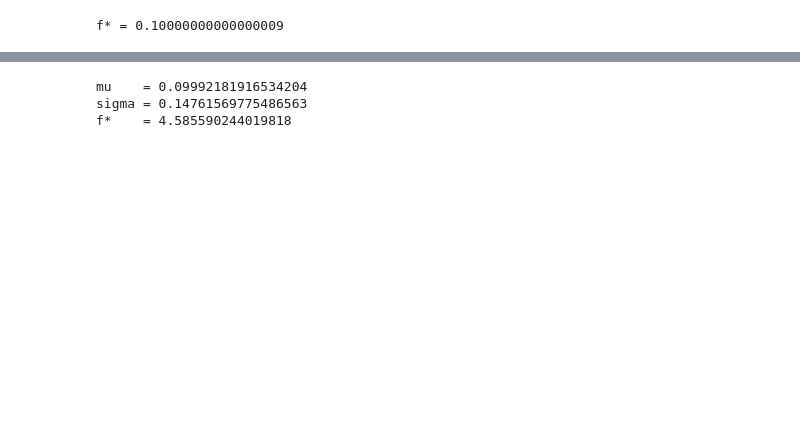
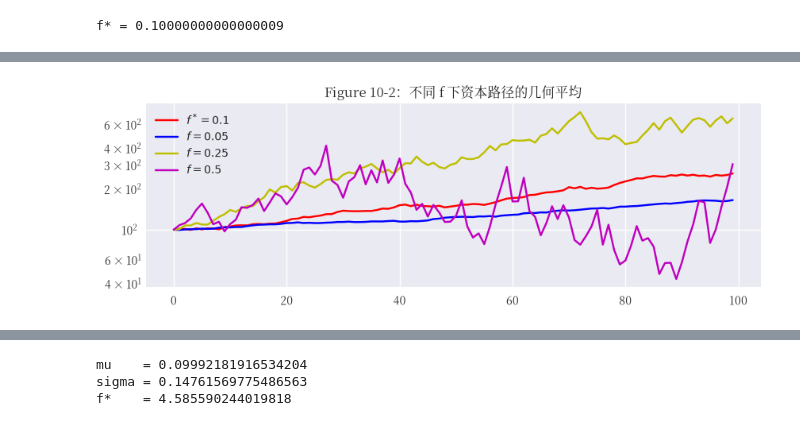
Before and after one commit to zhaojinting2020/quant-trading-learning-path, a Jupyter notebook: attachments/Python-算法交易学习笔记-Cpv4djLFwoWd2CxiXgsc4laSn2f/code/Capital_Management_Kelly.ipynb, the cells around one changed output, grey strips where cells are left out. Drawn from its saved outputs; the diff is of its cells as text; code cells hidden in the pictures; blank space fills up the shorter version.

```diff
--- a/attachments/Python-算法交易学习笔记-Cpv4djLFwoWd2CxiXgsc4laSn2f/code/Capital_Management_Kelly.ipynb
+++ b/attachments/Python-算法交易学习笔记-Cpv4djLFwoWd2CxiXgsc4laSn2f/code/Capital_Management_Kelly.ipynb
@@ -76,7 +17,5 @@ np.random.seed(1000)
 plt.style.use("seaborn-v0_8")
 mpl.rcParams["savefig.dpi"] = 300
 mpl.rcParams["font.family"] = "serif"
-plt.rcParams["font.sans-serif"] = [
-    "Microsoft YaHei", "SimHei", "PingFang SC", "Noto Sans CJK SC", "Arial Unicode MS"
-]
-plt.rcParams["axes.unicode_minus"] = False
+mpl.rcParams["font.serif"] = ["Noto Serif CJK SC", "DejaVu Serif"]
+mpl.rcParams["axes.unicode_minus"] = False
@@ -134,0 +79,13 @@ plt.show()
+# %%
+plt.figure(figsize=(10, 3))
+# 书中写法：对各 f 画算术平均
+plt.plot(path_arimean(c_1), "r", label="$f^*=0.1$")
+plt.plot(path_arimean(c_2), "b", label="$f=0.05$")
+plt.plot(path_arimean(c_3), "y", label="$f=0.25$")
+plt.plot(path_arimean(c_4), "m", label="$f=0.5$")
+plt.legend(loc=0)
+plt.title("Figure 10-2：不同 f 下资本路径的几何平均")
+plt.yscale("log")
+plt.show()
+# %% [output]
+[figure, added]
```
Also changed, not shown: parts of 27 cells of this notebook, 6 other files.
